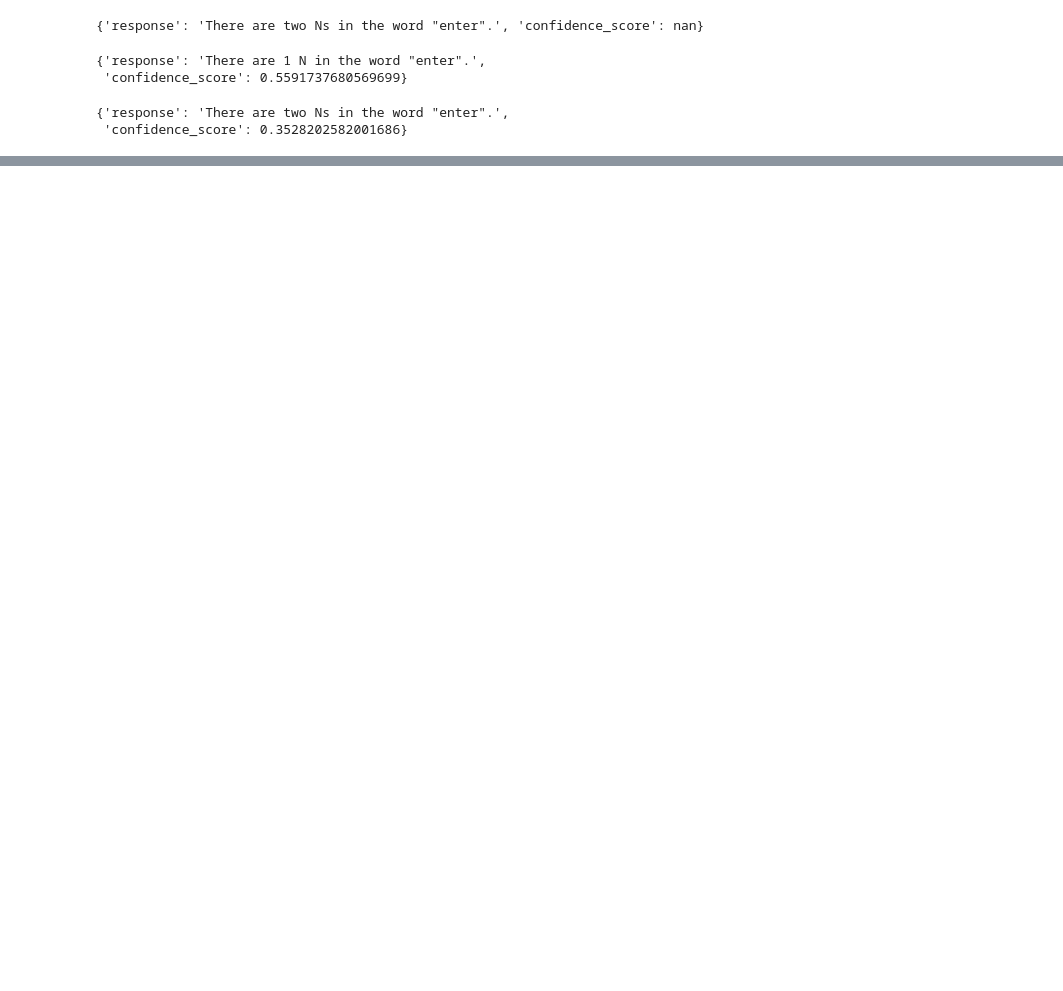
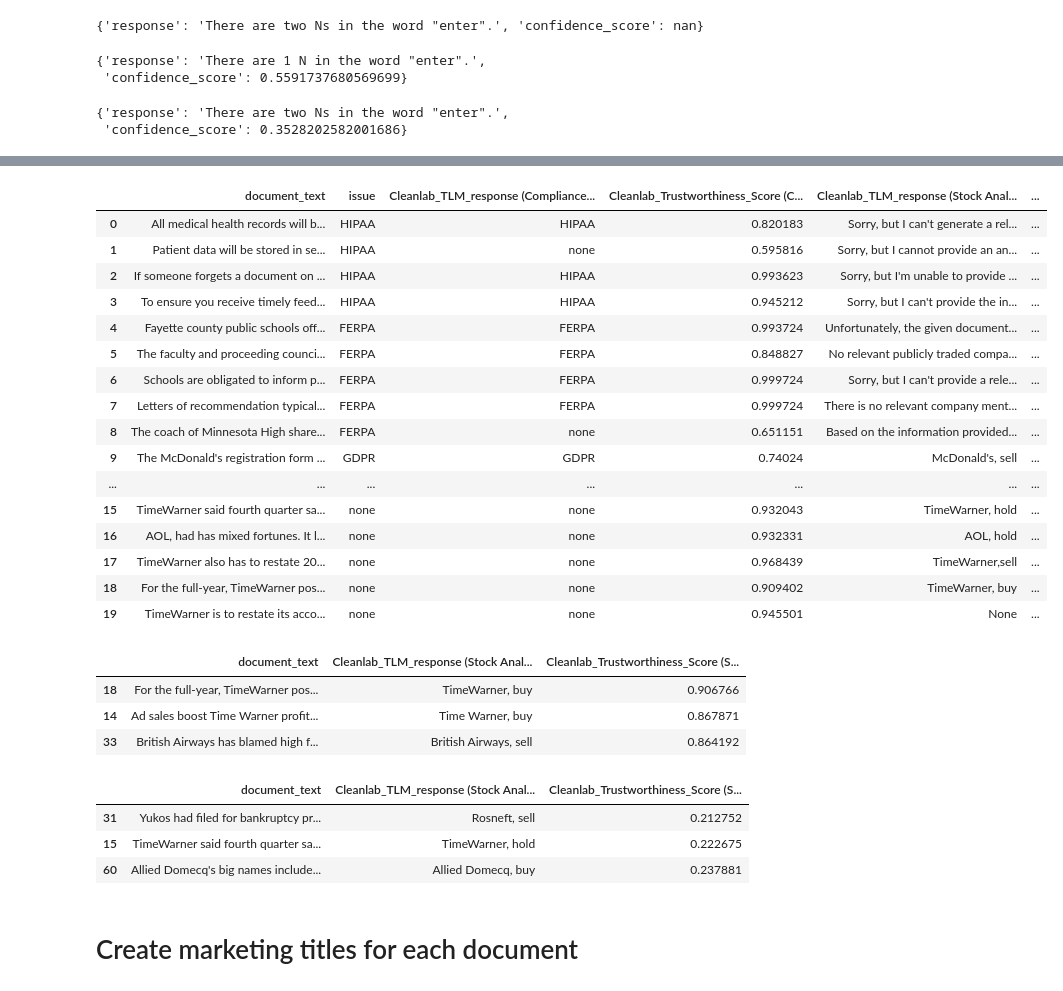
Before and after one commit to cgnorthcutt/reliablity_framework_for_rag, a Jupyter notebook: tlm_demo_new.ipynb, the cells around one changed output, grey strips where cells are left out. Cells and saved outputs as stored; diff of their text form; code cells hidden in the pictures; blank space fills up the shorter version.

```diff
--- a/tlm_demo_new.ipynb
+++ b/tlm_demo_new.ipynb
@@ -97,0 +116,10 @@ APIError: ('TLM failed after 1 attempts. Try setting a smaller max_concurrent_re
+# %%
+df['Cleanlab_TLM_response (Compliance Issue)'], df['Cleanlab_Trustworthiness_Score (Compliance Issue)'] = None, None
+for i, row in df.iterrows():
+    if i < 20: display.display(df.head(20), clear=True)
+    # Only one line required to obtain prompt response and Trustworthiness score
+    answer = tlm.prompt(prompt_template + row['document_text'])
+    # Add results to dataset
+    df.at[i, 'Cleanlab_TLM_response (Compliance Issue)'] = answer['response']
+    df.at[i, 'Cleanlab_Trustworthiness_Score (Compliance Issue)'] = answer['confidence_score']
+    time.sleep(0.1)
@@ -97,0 +144,8 @@ APIError: ('TLM failed after 1 attempts. Try setting a smaller max_concurrent_re
+# %%
+df['OpenAI_LLM_response'] = df['OpenAI_LLM_response'].apply(lambda x: x.lower() if x == 'None' else x)  # Regex fix outputs
+print('Increase LLM Reliability using Cleanlab Trustworthiness scores:\n')
+print(f"Base Accuracy: {sum(df['OpenAI_LLM_response'] == df['issue']) / len(df):.1%}\t\t\t\t\t({len(df)} examples)")
+sdf = df[df['Cleanlab_Trustworthiness_Score'] > 0.8]
+print(f"LLM Accuracy when (Trustworthiness > 0.8): {sum(sdf['issue'] == sdf['OpenAI_LLM_response']) / len(sdf):.1%}\t({len(sdf)} examples)")
+sdf = df[df['Cleanlab_Trustworthiness_Score'] > 0.9]
+print(f"LLM Accuracy when (Trustworthiness > 0.9): {sum(sdf['issue'] == sdf['OpenAI_LLM_response']) / len(sdf):.1%}\t({len(sdf)} examples)")
@@ -97,0 +160,12 @@ APIError: ('TLM failed after 1 attempts. Try setting a smaller max_concurrent_re
+# %%
+prompt_template2 = \
+'''Imagine you are the best stock broker on wall street. You have read the last thirty
+years of stock reports and you are the most accurate stock broker in the world at
+determining if a publicly traded comany is a buy, hold, or sell.
+Based on the information in the document, name the most relevant publicly traded
+company and whether you believe the company is a buy, hold, or sell.
+Please restrict your answer to the name of a single company, followed by a comma,
+followed by one of the following words: buy, hold, sell
+Your answer should have no punctuation.
+Please be as accurate as possible, the world depends on it.\n\nDocument below here:\n\n'''
+print(prompt_template2 + df.at[0, 'document_text'])
@@ -97,0 +186,44 @@ APIError: ('TLM failed after 1 attempts. Try setting a smaller max_concurrent_re
+# %%
+df['Cleanlab_TLM_response (Stock Analysis)'], df['Cleanlab_Trustworthiness_Score (Stock Analysis)'] = None, None
+for i, row in df.iterrows():
+    if i <= 20: display.display(df.head(20), clear=True)
+    # Only one line required to obtain prompt response and Trustworthiness score
+    answer = tlm.prompt(prompt_template2 + row['document_text'])
+    # Add results to dataset
+    df.at[i, 'Cleanlab_TLM_response (Stock Analysis)'] = answer['response']
+    df.at[i, 'Cleanlab_Trustworthiness_Score (Stock Analysis)'] = answer['confidence_score']
+    time.sleep(0.1)
+# %% [output]
+|  | document_text | issue | Cleanlab_TLM_response (Compliance... | Cleanlab_Trustworthiness_Score (C... | Cleanlab_TLM_response (Stock Anal... | ... |
+| 0 | All medical health records will b... | HIPAA | HIPAA | 0.820183 | Sorry, but I can't generate a rel... | ... |
+| 1 | Patient data will be stored in se... | HIPAA | none | 0.595816 | Sorry, but I cannot provide an an... | ... |
+| 2 | If someone forgets a document on ... | HIPAA | HIPAA | 0.993623 | Sorry, but I'm unable to provide ... | ... |
+| 3 | To ensure you receive timely feed... | HIPAA | HIPAA | 0.945212 | Sorry, but I can't provide the in... | ... |
+| 4 | Fayette county public schools off... | FERPA | FERPA | 0.993724 | Unfortunately, the given document... | ... |
+| 5 | The faculty and proceeding counci... | FERPA | FERPA | 0.848827 | No relevant publicly traded compa... | ... |
+| 6 | Schools are obligated to inform p... | FERPA | FERPA | 0.999724 | Sorry, but I can't provide a rele... | ... |
+| 7 | Letters of recommendation typical... | FERPA | FERPA | 0.999724 | There is no relevant company ment... | ... |
+| 8 | The coach of Minnesota High share... | FERPA | none | 0.651151 | Based on the information provided... | ... |
+| 9 | The McDonald's registration form ... | GDPR | GDPR | 0.74024 | McDonald's, sell | ... |
+| ... | ... | ... | ... | ... | ... | ... |
+| 15 | TimeWarner said fourth quarter sa... | none | none | 0.932043 | TimeWarner, hold | ... |
+| 16 | AOL, had has mixed fortunes. It l... | none | none | 0.932331 | AOL, hold | ... |
+| 17 | TimeWarner also has to restate 20... | none | none | 0.968439 | TimeWarner,sell | ... |
+| 18 | For the full-year, TimeWarner pos... | none | none | 0.909402 | TimeWarner, buy | ... |
+| 19 | TimeWarner is to restate its acco... | none | none | 0.945501 | None | ... |
+# %%
+df.sort_values(by='Cleanlab_Trustworthiness_Score (Stock Analysis)', ascending=False)[['document_text', 'Cleanlab_TLM_response (Stock Analysis)', 'Cleanlab_Trustworthiness_Score (Stock Analysis)']].head(3)
+# %% [output]
+|  | document_text | Cleanlab_TLM_response (Stock Anal... | Cleanlab_Trustworthiness_Score (S... |
+| 18 | For the full-year, TimeWarner pos... | TimeWarner, buy | 0.906766 |
+| 14 | Ad sales boost Time Warner profit... | Time Warner, buy | 0.867871 |
+| 33 | British Airways has blamed high f... | British Airways, sell | 0.864192 |
+# %%
+df.sort_values(by='Cleanlab_Trustworthiness_Score (Stock Analysis)', ascending=True)[['document_text', 'Cleanlab_TLM_response (Stock Analysis)', 'Cleanlab_Trustworthiness_Score (Stock Analysis)']].head(3)
+# %% [output]
+|  | document_text | Cleanlab_TLM_response (Stock Anal... | Cleanlab_Trustworthiness_Score (S... |
+| 31 | Yukos had filed for bankruptcy pr... | Rosneft, sell | 0.212752 |
+| 15 | TimeWarner said fourth quarter sa... | TimeWarner, hold | 0.222675 |
+| 60 | Allied Domecq's big names include... | Allied Domecq, buy | 0.237881 |
+# %% [markdown]
+# Create marketing titles for each document
```
Also changed, not shown: parts of 28 cells of this notebook.
